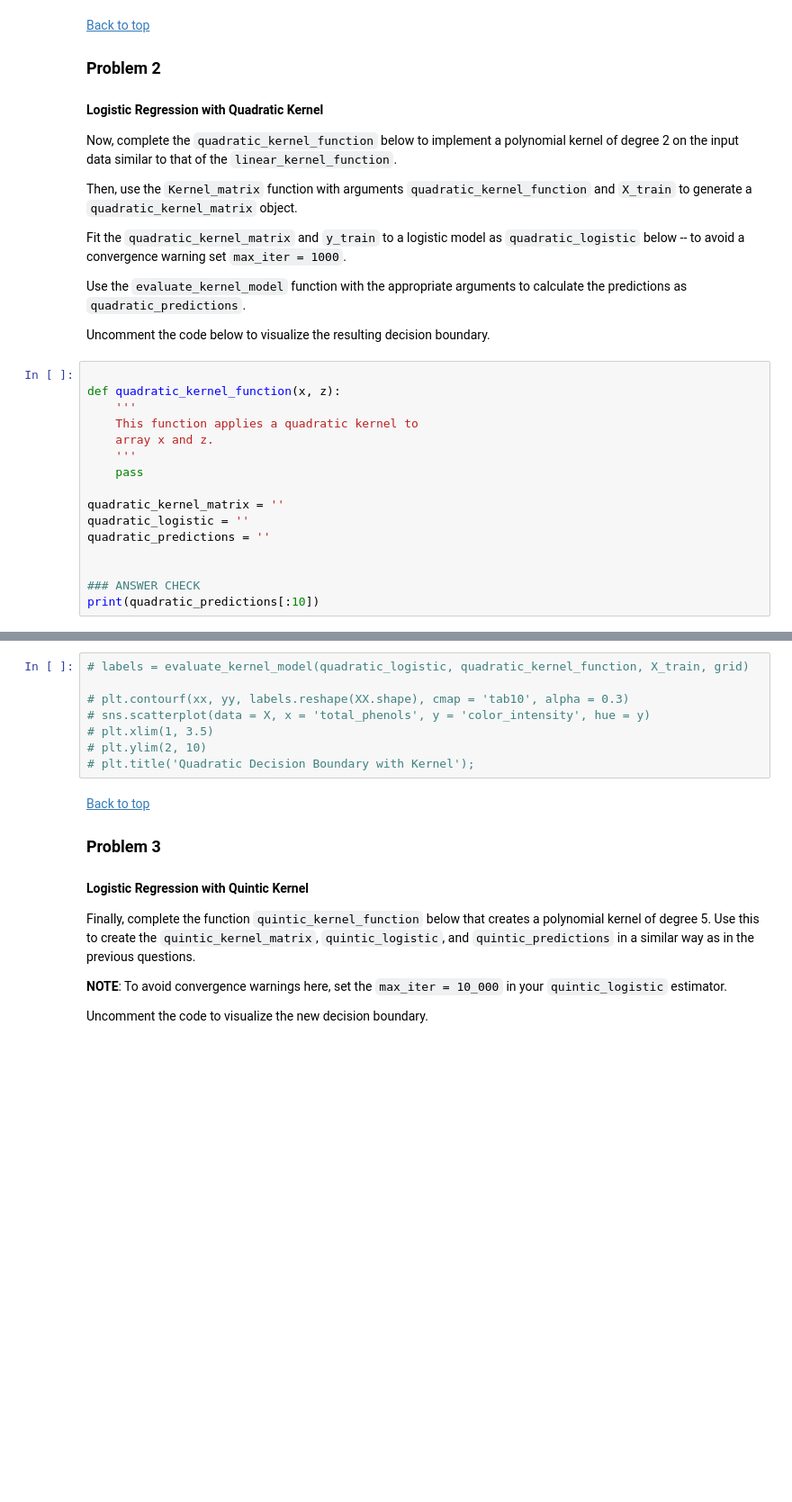
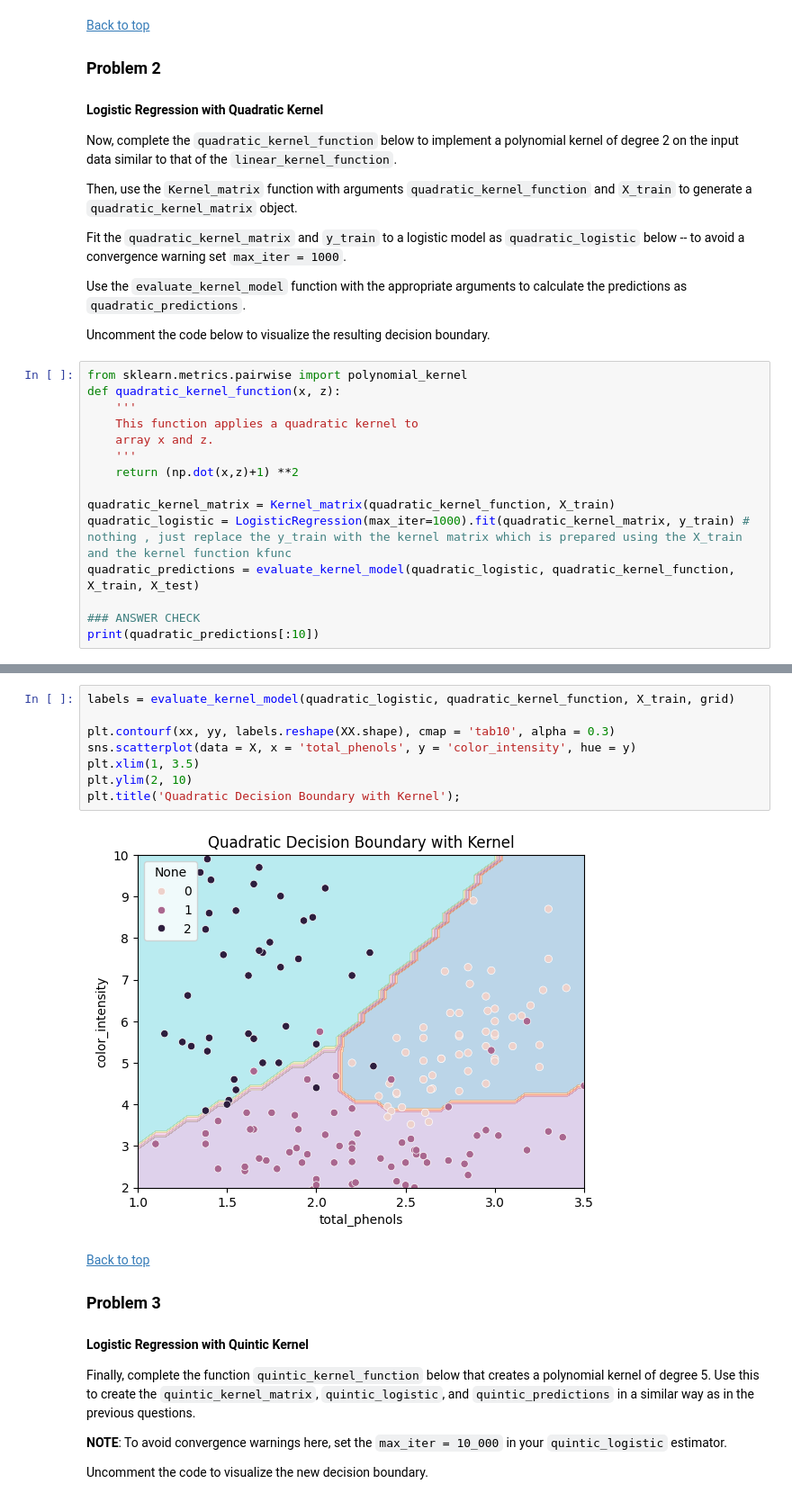
Before and after one commit to Subroy1/MSAI_AllPracticeModules, a Jupyter notebook: Module 16/colab_activity16_3.ipynb, the cells around one changed output, grey strips where cells are left out. Shown at 90% size. Saved outputs shown, nothing was run; the diff lists cells and outputs as text; blank space fills up the shorter version.

```diff
--- a/Module 16/colab_activity16_3.ipynb
+++ b/Module 16/colab_activity16_3.ipynb
@@ -130,18 +129,17 @@ Use the `evaluate_kernel_model` function with the appropriate arguments to calcu
 
 Uncomment the code below to visualize the resulting decision boundary.
 # %%
-
+from sklearn.metrics.pairwise import polynomial_kernel
 def quadratic_kernel_function(x, z):
     '''
     This function applies a quadratic kernel to
     array x and z.
     '''
-    pass
+    return (np.dot(x,z)+1) **2
 
-quadratic_kernel_matrix = ''
-quadratic_logistic = ''
-quadratic_predictions = ''
-
+quadratic_kernel_matrix = Kernel_matrix(quadratic_kernel_function, X_train)
+quadratic_logistic = LogisticRegression(max_iter=1000).fit(quadratic_kernel_matrix, y_train) # nothing , just replace the y_train with the kernel matrix which is prepared using the X_train and the kernel function kfunc
+quadratic_predictions = evaluate_kernel_model(quadratic_logistic, quadratic_kernel_function, X_train, X_test)
 
 ### ANSWER CHECK
 print(quadratic_predictions[:10])
@@ -150,11 +155,13 @@ print(quadratic_predictions[:10])
 # %%
-# labels = evaluate_kernel_model(quadratic_logistic, quadratic_kernel_function, X_train, grid)
+labels = evaluate_kernel_model(quadratic_logistic, quadratic_kernel_function, X_train, grid)
 
-# plt.contourf(xx, yy, labels.reshape(XX.shape), cmap = 'tab10', alpha = 0.3)
-# sns.scatterplot(data = X, x = 'total_phenols', y = 'color_intensity', hue = y)
-# plt.xlim(1, 3.5)
-# plt.ylim(2, 10)
-# plt.title('Quadratic Decision Boundary with Kernel');
+plt.contourf(xx, yy, labels.reshape(XX.shape), cmap = 'tab10', alpha = 0.3)
+sns.scatterplot(data = X, x = 'total_phenols', y = 'color_intensity', hue = y)
+plt.xlim(1, 3.5)
+plt.ylim(2, 10)
+plt.title('Quadratic Decision Boundary with Kernel');
+# %% [output]
+[figure, added]
 # %% [markdown]
 [Back to top](#-Index)
 
```
Also changed, not shown: parts of 7 cells of this notebook.
